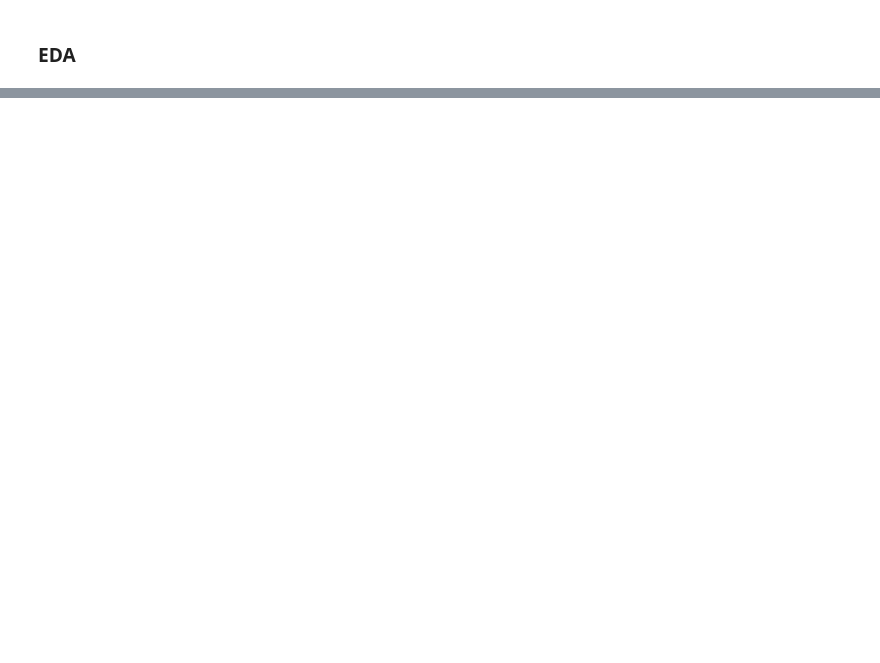
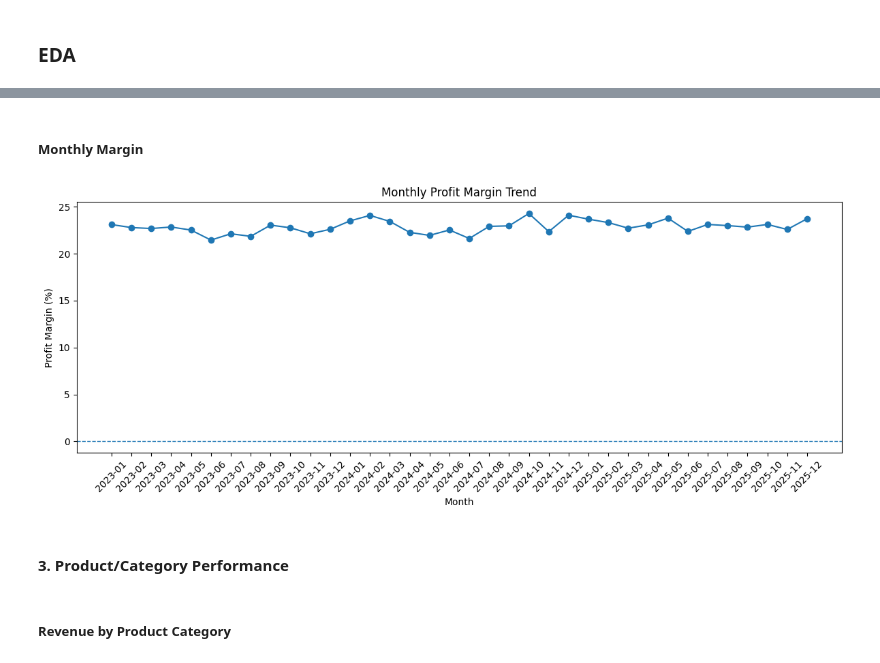
Before and after one commit to Alive-Peterson/myprojects, a Jupyter notebook: data_analytics/financial_performance_and_profitability/notebooks/FMCG_Sales_Profitability_Analysis.ipynb, the cells around one changed output, grey strips where cells are left out. Cells and saved outputs as stored; diff of their text form; code cells hidden in the pictures; blank space fills up the shorter version.

```diff
--- a/data_analytics/financial_performance_and_profitability/notebooks/FMCG_Sales_Profitability_Analysis.ipynb
+++ b/data_analytics/financial_performance_and_profitability/notebooks/FMCG_Sales_Profitability_Analysis.ipynb
@@ -10,0 +167,39 @@ FileNotFoundError: [Errno 2] No such file or directory: '../datasets/fmcg_sales_
+# %% [markdown]
+##### Monthly Margin
+# %%
+monthly_margin = (
+    df.groupby('Year_Month')
+      .agg(
+          Revenue=('Net_Revenue_USD', 'sum'),
+          Profit=('Profit_USD', 'sum')
+      )
+      .reset_index()
+)
+
+monthly_margin['Profit_Margin_Pct'] = (
+    monthly_margin['Profit'] /
+    monthly_margin['Revenue'] * 100
+)
+
+plt.figure(figsize=(12, 5))
+
+plt.plot(
+    monthly_margin['Year_Month'],
+    monthly_margin['Profit_Margin_Pct'],
+    marker='o'
+)
+
+plt.axhline(0, linestyle='--', linewidth=1)
+
+plt.title('Monthly Profit Margin Trend')
+plt.xlabel('Month')
+plt.ylabel('Profit Margin (%)')
+plt.xticks(rotation=45)
+plt.tight_layout()
+plt.show()
+# %% [output]
+[figure, added]
+# %% [markdown]
+#### 3. Product/Category Performance
+# %% [markdown]
+##### Revenue by Product Category
```
Also changed, not shown: parts of 27 cells of this notebook.
